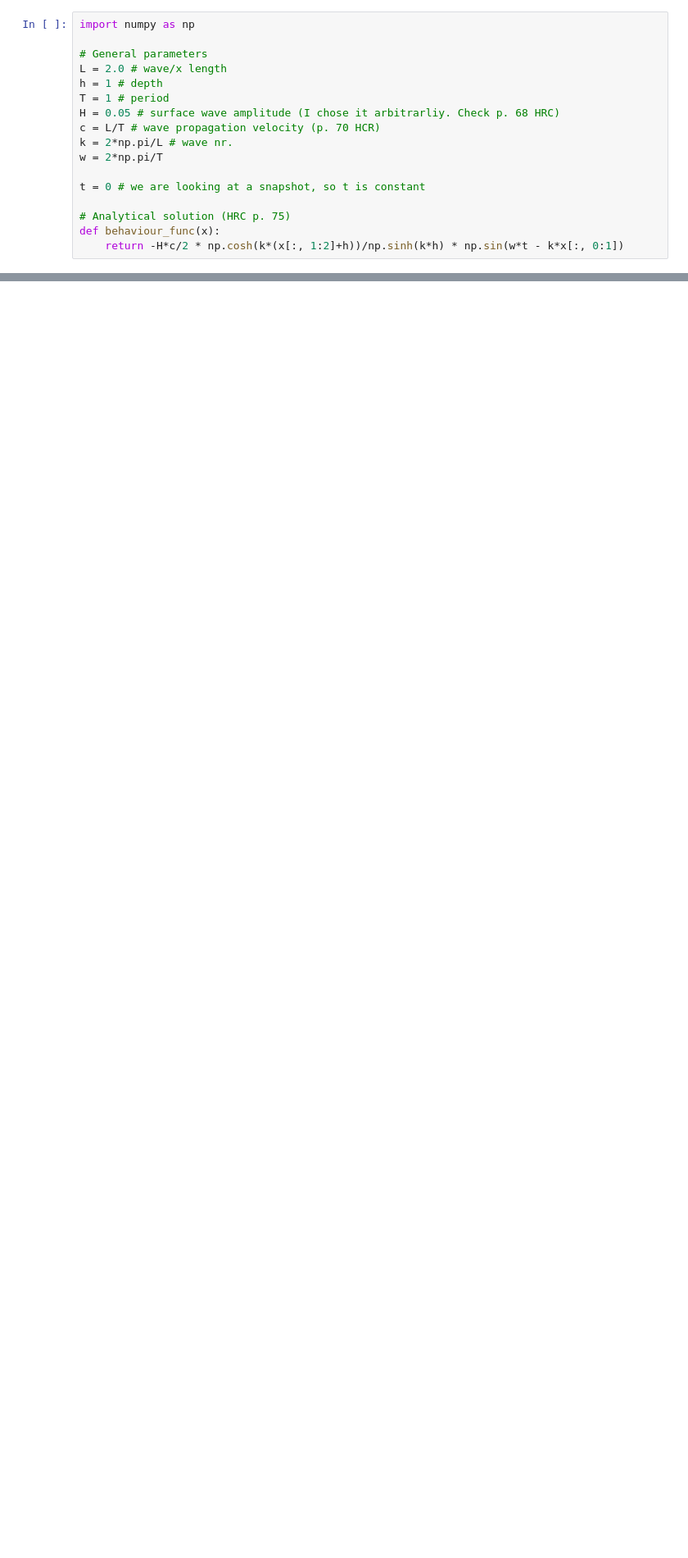
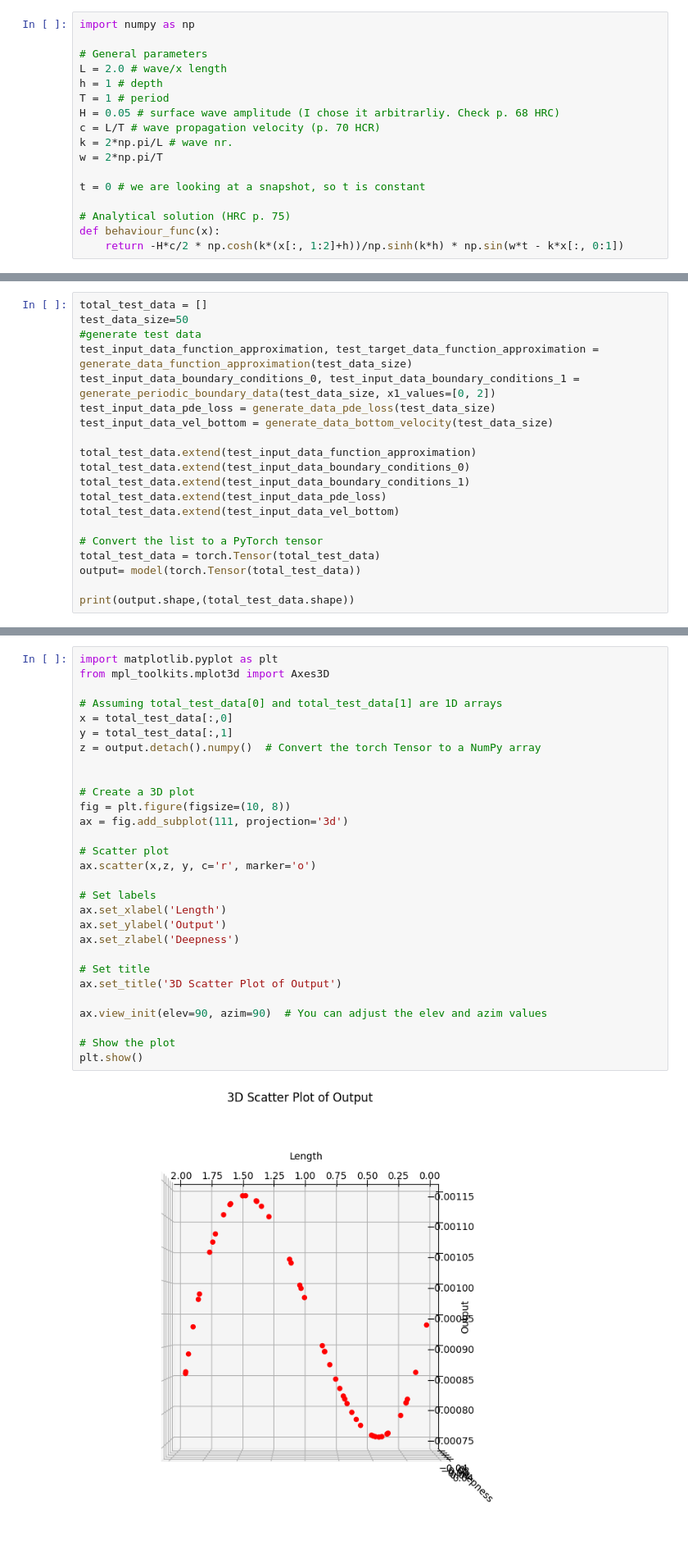
Before and after one commit to LuigiElo/DL-PINNs, a Jupyter notebook: PINN_LaPlace2D_Pytorch.ipynb, the cells around one changed output, grey strips where cells are left out. Shown at 82% size. Saved outputs shown, nothing was run; the diff lists cells and outputs as text; blank space fills up the shorter version.

```diff
--- a/PINN_LaPlace2D_Pytorch.ipynb
+++ b/PINN_LaPlace2D_Pytorch.ipynb
@@ -156,0 +520,20 @@ def behaviour_func(x):
+# %%
+total_test_data = []
+test_data_size=50
+#generate test data
+test_input_data_function_approximation, test_target_data_function_approximation = generate_data_function_approximation(test_data_size)
+test_input_data_boundary_conditions_0, test_input_data_boundary_conditions_1 = generate_periodic_boundary_data(test_data_size, x1_values=[0, 2])
+test_input_data_pde_loss = generate_data_pde_loss(test_data_size)
+test_input_data_vel_bottom = generate_data_bottom_velocity(test_data_size)
+
+total_test_data.extend(test_input_data_function_approximation)
+total_test_data.extend(test_input_data_boundary_conditions_0)
+total_test_data.extend(test_input_data_boundary_conditions_1)
+total_test_data.extend(test_input_data_pde_loss)
+total_test_data.extend(test_input_data_vel_bottom)
+
+# Convert the list to a PyTorch tensor
+total_test_data = torch.Tensor(total_test_data)
+output= model(torch.Tensor(total_test_data))
+
+print(output.shape,(total_test_data.shape))
@@ -156,0 +553,31 @@ def behaviour_func(x):
+# %%
+import matplotlib.pyplot as plt
+from mpl_toolkits.mplot3d import Axes3D
+
+# Assuming total_test_data[0] and total_test_data[1] are 1D arrays
+x = total_test_data[:,0]
+y = total_test_data[:,1]
+z = output.detach().numpy()  # Convert the torch Tensor to a NumPy array
+
+
+# Create a 3D plot
+fig = plt.figure(figsize=(10, 8))
+ax = fig.add_subplot(111, projection='3d')
+
+# Scatter plot
+ax.scatter(x,z, y, c='r', marker='o')
+
+# Set labels
+ax.set_xlabel('Length')
+ax.set_ylabel('Output')
+ax.set_zlabel('Deepness')
+
+# Set title
+ax.set_title('3D Scatter Plot of Output')
+
+ax.view_init(elev=90, azim=90)  # You can adjust the elev and azim values
+
+# Show the plot
+plt.show()
+# %% [output]
+[figure, added]
```
Also changed, not shown: parts of 14 cells of this notebook.
